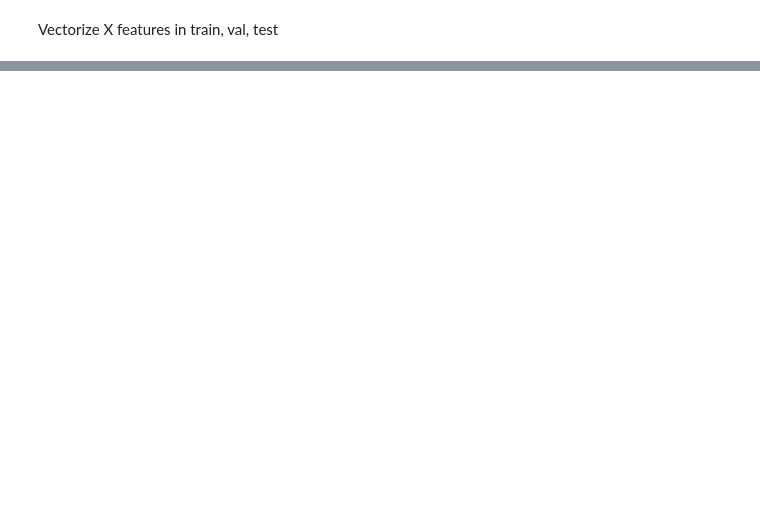
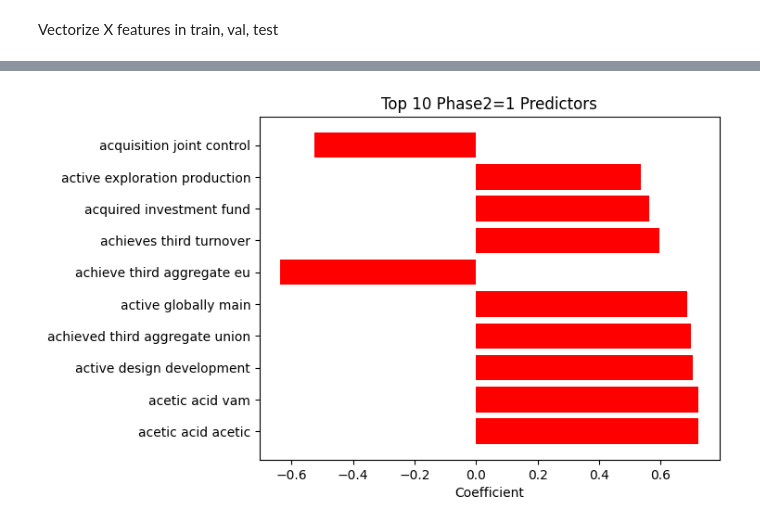
Before and after one commit to adellegia/predicting-merger-decision-outcomes, a Jupyter notebook: src/python/notebook/baseline_model.ipynb, the cells around one changed output, grey strips where cells are left out. Cells and saved outputs as stored; diff of their text form; code cells hidden in the pictures; blank space fills up the shorter version.

Commit message:
Baseline logistic model

```diff
--- a/src/python/notebook/baseline_model.ipynb
+++ b/src/python/notebook/baseline_model.ipynb
@@ -267,0 +221,17 @@ df_resampled = pd.DataFrame({'text_clean': X_resampled, 'phase': y_resampled})
+# %%
+# Transform the test data using the same vectorizer as the training data
+X_test_tfidf = vectorizer.transform(X_test)
+
+# Fit the logistic regression model on the resampled data
+clf = LogisticRegression(random_state=0).fit(X_resampled, y_resampled)
+
+# Predict the class labels for the test data
+y_pred = clf.predict(X_test_tfidf)
+
+# Evaluate the performance of the model
+accuracy = accuracy_score(y_test['phase2'], y_pred) *100.0
+precision = precision_score(y_test['phase2'], y_pred, average='binary')
+recall = recall_score(y_test['phase2'], y_pred, average='binary')
+f_score = 2 * (precision * recall) / (precision + recall)
+
+print(f' Accuracy: {accuracy:.2f} \n Precision: {precision:.3f} \n Recall: {recall:.3f} \n F1: {f_score:.3f}')
@@ -267,0 +340,15 @@ df_resampled = pd.DataFrame({'text_clean': X_resampled, 'phase': y_resampled})
+# %%
+import matplotlib.pyplot as plt
+
+# Get the top 10 feature names and coefficients for phase2=1
+top_10_features_phase2_1 = list(sorted_coef_dict_phase2_1.keys())[:10]
+top_10_coefs_phase2_1 = list(sorted_coef_dict_phase2_1.values())[:10]
+
+# Create a horizontal bar chart with blue bars for phase2=1
+fig, ax = plt.subplots()
+ax.barh(top_10_features_phase2_1, top_10_coefs_phase2_1, color='red')
+ax.set_xlabel('Coefficient')
+ax.set_title('Top 10 Phase2=1 Predictors')
+plt.show()
+# %% [output]
+[figure, added]
```
Also changed, not shown: parts of 35 cells of this notebook.
